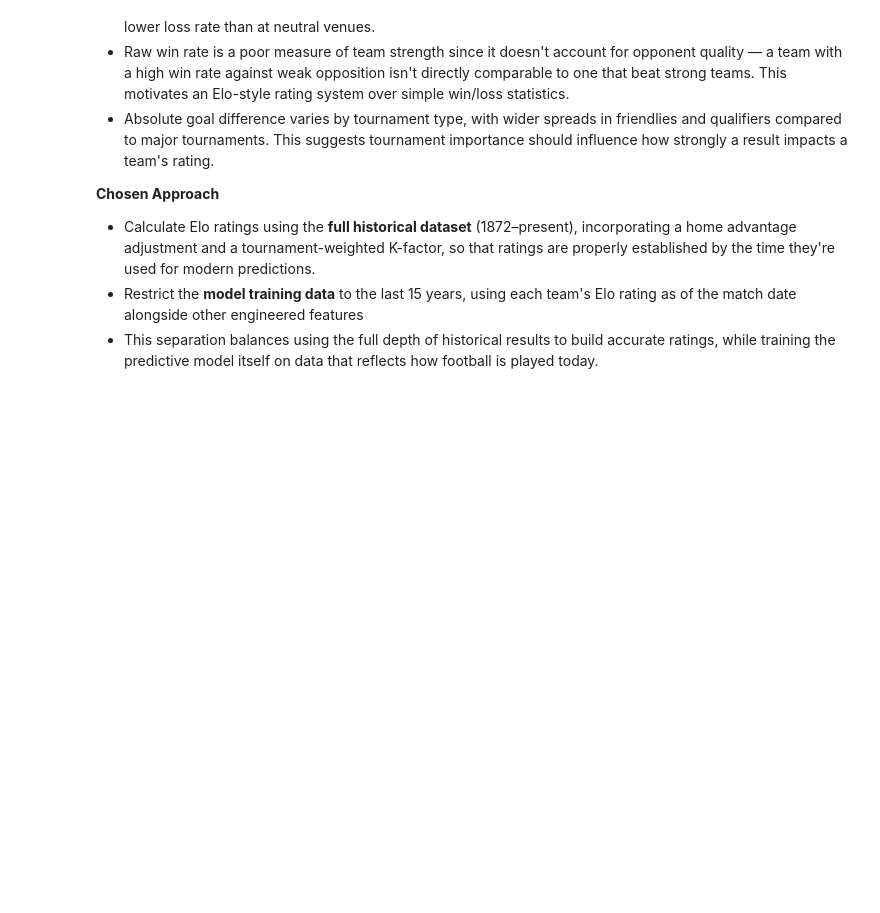
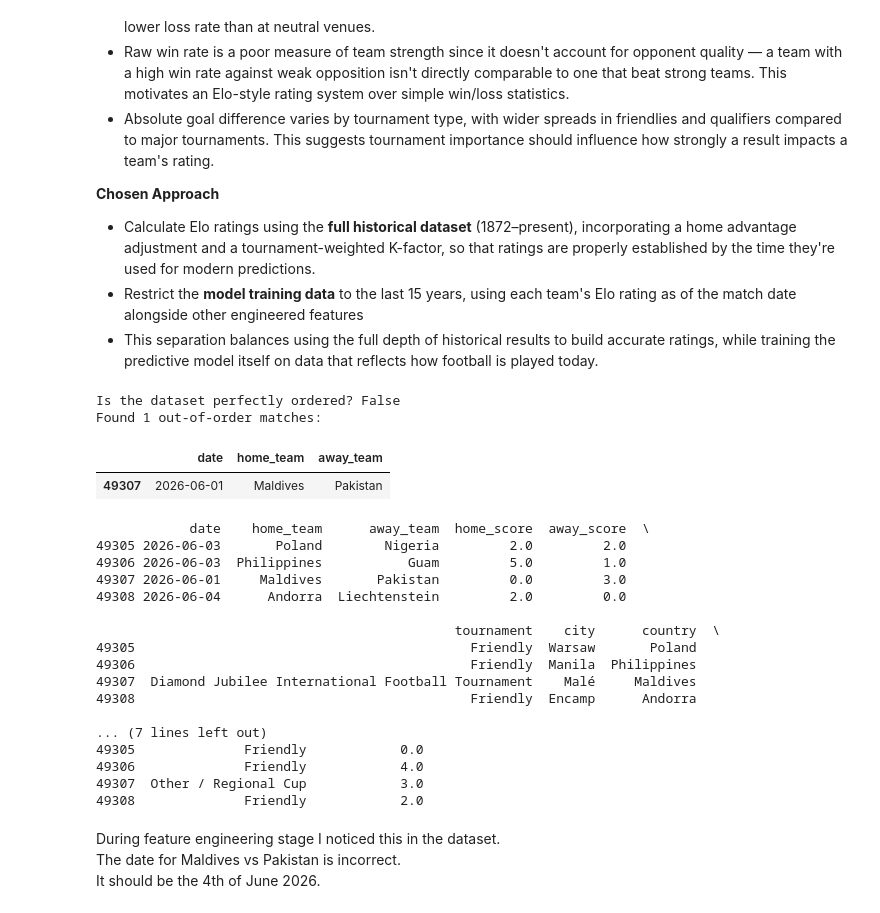
Before and after one commit to ItDaaG/worldcup-predictor, a Jupyter notebook: notebooks/exploration.ipynb, the cells around one changed output. Drawn from its saved outputs; the diff is of its cells as text; code cells hidden in the pictures; blank space fills up the shorter version.

Commit message:
working on feature extraction. few features currently engineered. also noticed incorrect date on one game

```diff
--- a/notebooks/exploration.ipynb
+++ b/notebooks/exploration.ipynb
@@ -362,3 +362,46 @@ This could be due to more competitive games in major tournaments.
 - Calculate Elo ratings using the **full historical dataset** (1872–present), incorporating a home advantage adjustment and a tournament-weighted K-factor, so that ratings are properly established by the time they're used for modern predictions.
 - Restrict the **model training data** to the last 15 years, using each team's Elo rating as of the match date alongside other engineered features
 - This separation balances using the full depth of historical results to build accurate ratings, while training the predictive model itself on data that reflects how football is played today.
+# %%
+is_chronological = results['date'].is_monotonic_increasing
+print(f"Is the dataset perfectly ordered? {is_chronological}")
+
+df = results
+
+running_max_date = df['date'].cummax()
+
+# A row is broken if its date is strictly earlier than the max date seen before it
+out_of_order_mask = df['date'] < running_max_date
+
+# Display the rows that are out of order
+out_of_order_matches = df[out_of_order_mask]
+print(f"Found {len(out_of_order_matches)} out-of-order matches:")
+display(out_of_order_matches[['date', 'home_team', 'away_team']])
+
+print(results[49305:49309])
+# %% [output]
+Is the dataset perfectly ordered? False
+Found 1 out-of-order matches:
+|  | date | home_team | away_team |
+| 49307 | 2026-06-01 | Maldives | Pakistan |
+            date    home_team      away_team  home_score  away_score  \
+49305 2026-06-03       Poland        Nigeria         2.0         2.0
+49306 2026-06-03  Philippines           Guam         5.0         1.0
+49307 2026-06-01     Maldives       Pakistan         0.0         3.0
+49308 2026-06-04      Andorra  Liechtenstein         2.0         0.0
+
+                                              tournament    city      country  \
+49305                                           Friendly  Warsaw       Poland
+49306                                           Friendly  Manila  Philippines
+49307  Diamond Jubilee International Football Tournament    Malé     Maldives
+49308                                           Friendly  Encamp      Andorra
+
+... (7 lines left out)
+49305              Friendly            0.0
+49306              Friendly            4.0
+49307  Other / Regional Cup            3.0
+49308              Friendly            2.0
+# %% [markdown]
+During feature engineering stage I noticed this in the dataset.
+The date for Maldives vs Pakistan is incorrect.
+It should be the 4th of June 2026.
```
Also changed, not shown: 3 other files.
